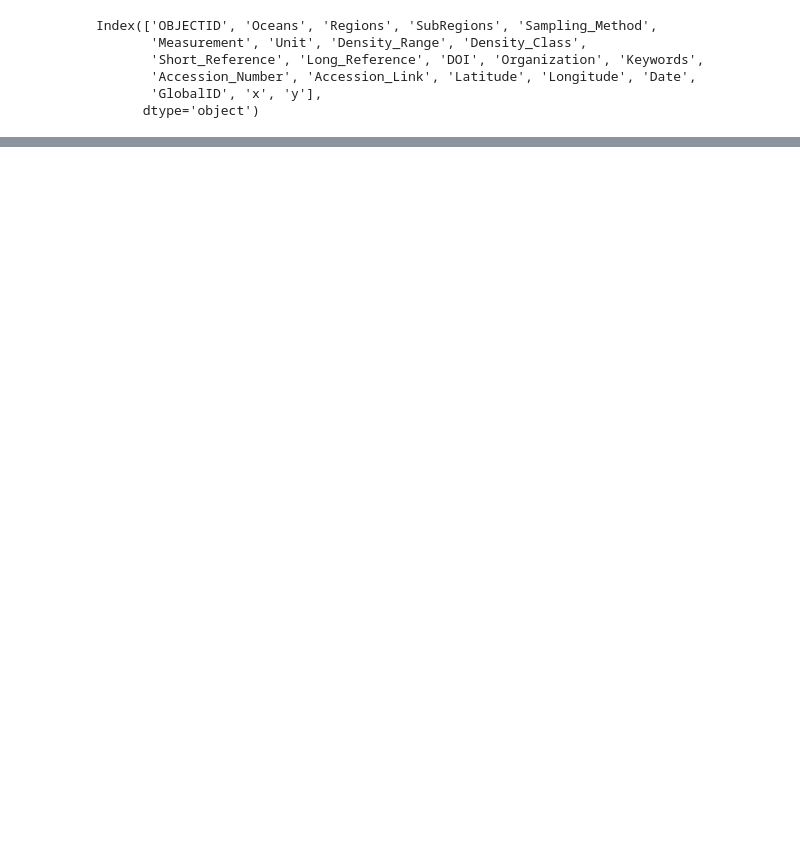
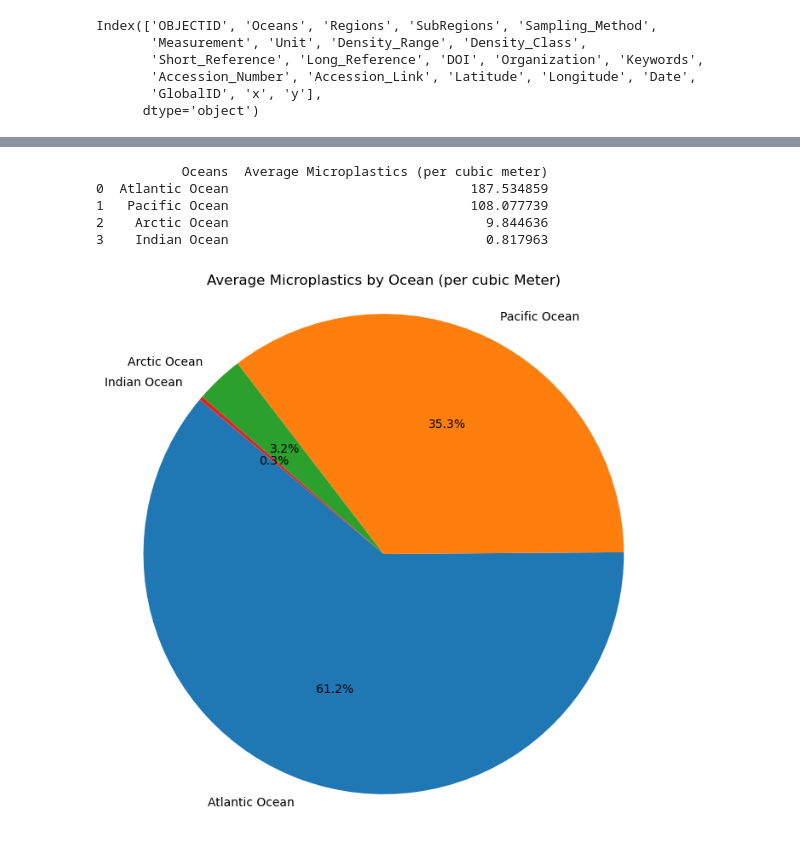
Before and after one commit to emilybomber/Project-3, a Jupyter notebook: Microplastic_JNotebook.ipynb, the cells around one changed output, grey strips where cells are left out. Saved outputs shown, nothing was run; the diff lists cells and outputs as text; code cells hidden in the pictures; blank space fills up the shorter version.

```diff
--- a/Microplastic_JNotebook.ipynb
+++ b/Microplastic_JNotebook.ipynb
@@ -78,3 +86,6 @@ Index(['OBJECTID', 'Oceans', 'Regions', 'SubRegions', 'Sampling_Method',
        'Accession_Number', 'Accession_Link', 'Latitude', 'Longitude', 'Date',
        'GlobalID', 'x', 'y'],
       dtype='object')
+# %%
+sorted_df = df[["Oceans","Regions", "Measurement", "Unit"]]
+sorted_df.head()
@@ -80,0 +145,25 @@ Index(['OBJECTID', 'Oceans', 'Regions', 'SubRegions', 'Sampling_Method',
+# %%
+#Create DataFrame with the average per ocean and plot the comparison
+oceans_avg_data = {
+    'Oceans': ['Atlantic Ocean', 'Pacific Ocean', 'Arctic Ocean', 'Indian Ocean'],
+    'Average Microplastics (per cubic meter)': [avg_at_measurement, avg_pac_measurement, avg_ar_measurement, avg_in_measurement]}
+
+oceans_df = pd.DataFrame(oceans_avg_data)
+print(oceans_df)
+
+#plot the comparison
+labels = oceans_df['Oceans']
+sizes = oceans_df['Average Microplastics (per cubic meter)']
+
+plt.figure(figsize=(8,8))
+plt.pie(sizes, labels=labels, autopct='%1.1f%%', startangle=140)
+plt.title('Average Microplastics by Ocean (per cubic Meter)')
+plt.axis('equal')
+plt.show()
+# %% [output]
+           Oceans  Average Microplastics (per cubic meter)
+0  Atlantic Ocean                               187.534859
+1   Pacific Ocean                               108.077739
+2    Arctic Ocean                                 9.844636
+3    Indian Ocean                                 0.817963
+[figure, added]
```
Also changed, not shown: parts of 17 cells of this notebook.
